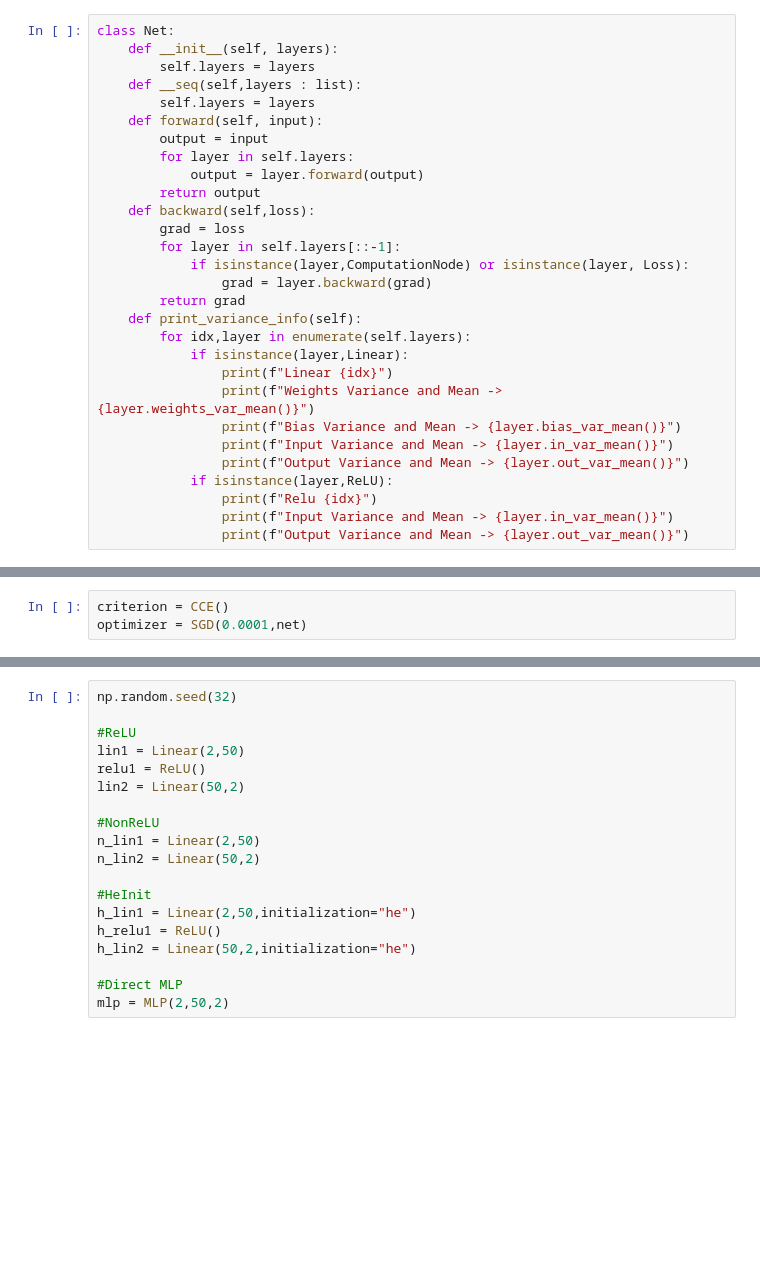
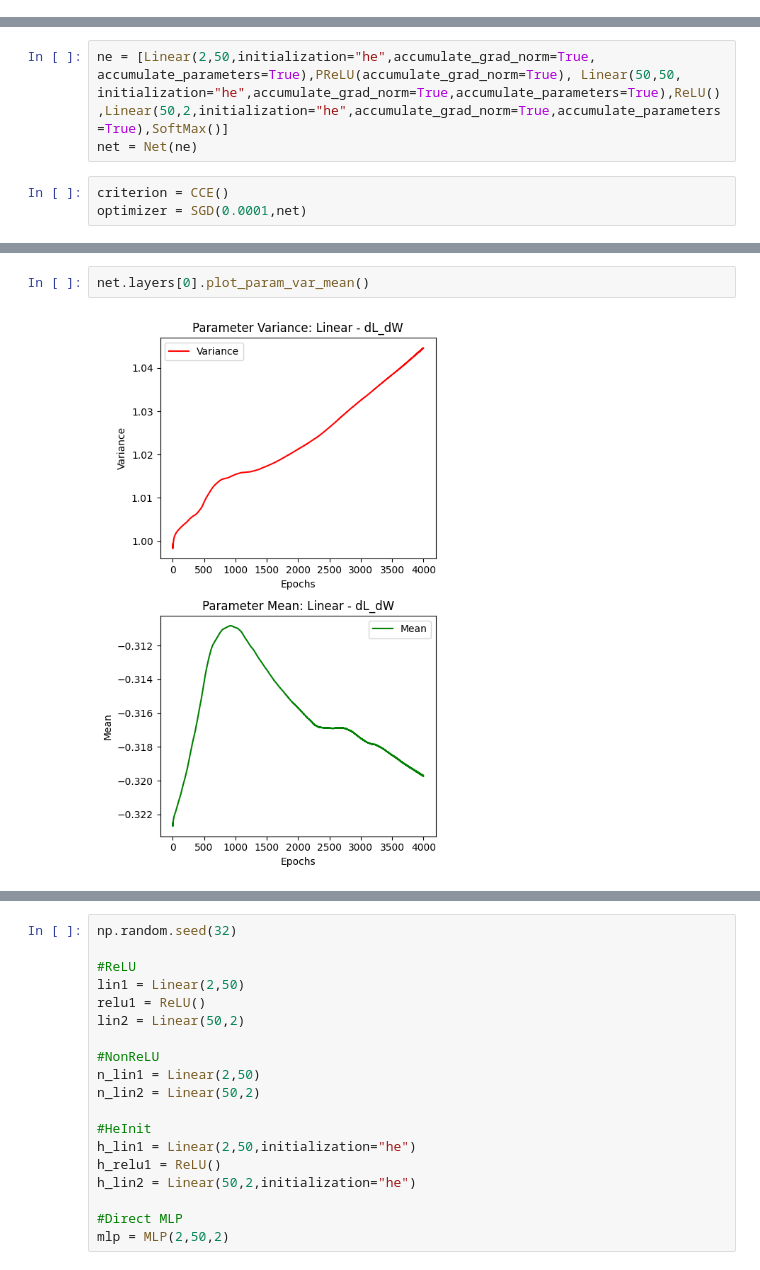
Before and after one commit to SanjithKumar2/MiniTorch, a Jupyter notebook: MLP.ipynb, the cells around one changed output, grey strips where cells are left out. Cells and saved outputs as stored; diff of their text form; blank space fills up the shorter version.

Commit message:
gradient norms and dist and parameter var and mean accumulation added

```diff
--- a/MLP.ipynb
+++ b/MLP.ipynb
@@ -233,30 +390 @@ class SGD(Optimizer):
                     layer.step(self.lr)
-# %%
-class Net:
-    def __init__(self, layers):
-        self.layers = layers
-    def __seq(self,layers : list):
-        self.layers = layers
-    def forward(self, input):
-        output = input
-        for layer in self.layers:
-            output = layer.forward(output)
-        return output
-    def backward(self,loss):
-        grad = loss
-        for layer in self.layers[::-1]:
-            if isinstance(layer,ComputationNode) or isinstance(layer, Loss):
-                grad = layer.backward(grad)
-        return grad
-    def print_variance_info(self):
-        for idx,layer in enumerate(self.layers):
-            if isinstance(layer,Linear):
-                print(f"Linear {idx}")
-                print(f"Weights Variance and Mean -> {layer.weights_var_mean()}")
-                print(f"Bias Variance and Mean -> {layer.bias_var_mean()}")
-                print(f"Input Variance and Mean -> {layer.in_var_mean()}")
-                print(f"Output Variance and Mean -> {layer.out_var_mean()}")
-            if isinstance(layer,ReLU):
-                print(f"Relu {idx}")
-                print(f"Input Variance and Mean -> {layer.in_var_mean()}")
-                print(f"Output Variance and Mean -> {layer.out_var_mean()}")
@@ -266,3 +391,6 @@ net = Net(ne)
+# %%
+ne = [Linear(2,50,initialization="he",accumulate_grad_norm=True, accumulate_parameters=True),PReLU(accumulate_grad_norm=True), Linear(50,50, initialization="he",accumulate_grad_norm=True,accumulate_parameters=True),ReLU(),Linear(50,2,initialization="he",accumulate_grad_norm=True,accumulate_parameters=True),SoftMax()]
+net = Net(ne)
 # %%
 criterion = CCE()
 optimizer = SGD(0.0001,net)
@@ -293,0 +422,4 @@ loss -> 999 : 0.3091701145914513
+# %%
+net.layers[0].plot_param_var_mean()
+# %% [output]
+[figure, added]
```
Also changed, not shown: parts of 38 cells of this notebook.
